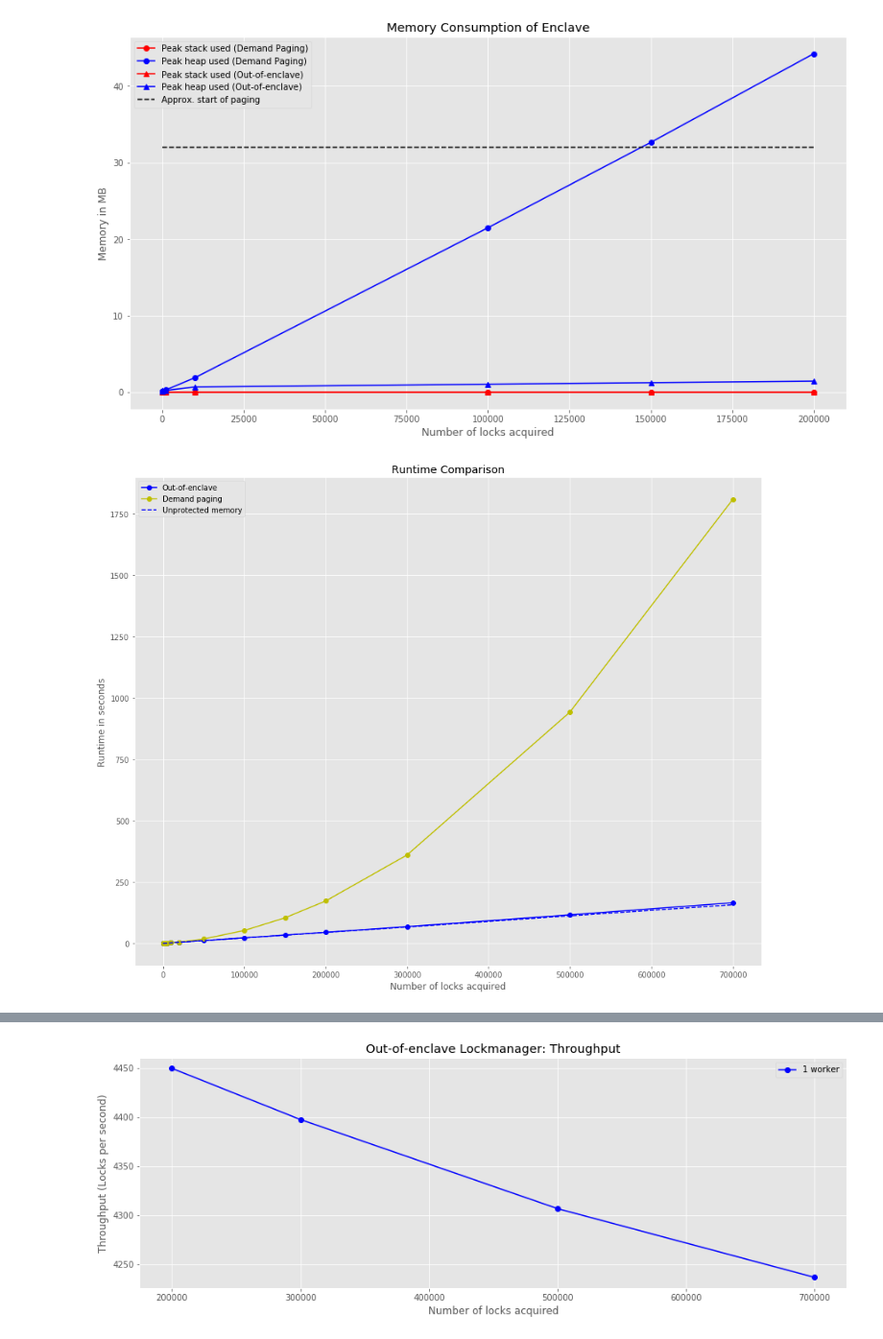
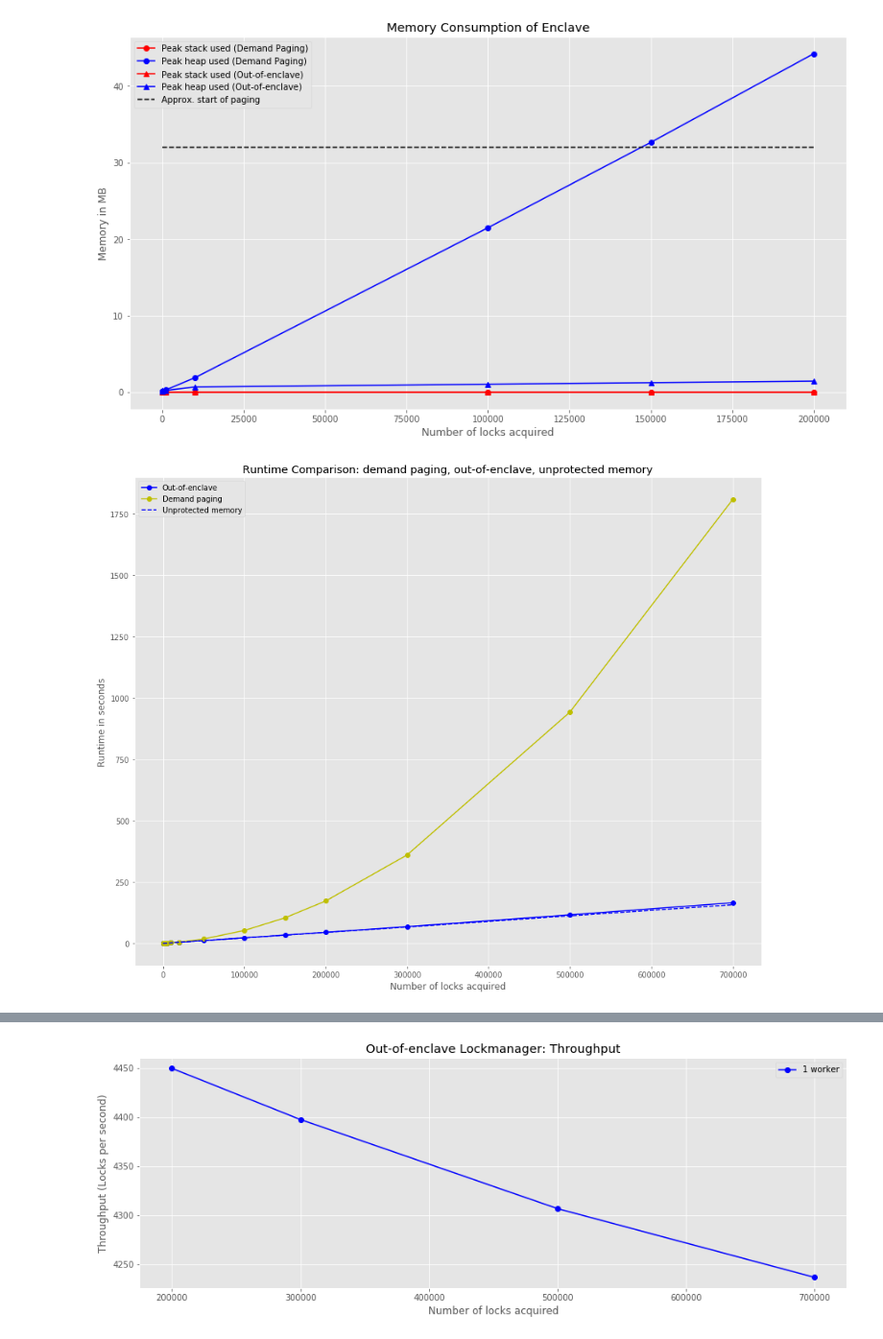
Before and after one commit to shangsuru/verifiable-lockmanager, a Jupyter notebook: evaluation/experiment-results/evaluation.ipynb, the cells around one changed output, grey strips where cells are left out. Shown at 96% size. Drawn from its saved outputs; the diff is of its cells as text; code cells hidden in the pictures.

Commit message:
TDBT-231 Change title of some plots

```diff
--- a/evaluation/experiment-results/evaluation.ipynb
+++ b/evaluation/experiment-results/evaluation.ipynb
@@ -166,18 +166,18 @@ plot_memory_consumption(demandPagingMemoryConsumption, outOfEnclaveMemoryConsump
 # %%
 fig = plt.figure(figsize=(15, 12))
 ax = fig.add_subplot(111)
 
 ax.plot(getNumLocks(ooe), averages_of_repeated_experiments(ooe, 1), "bo-", label="Out-of-enclave")
 ax.plot(getNumLocks(dp), averages_of_repeated_experiments(dp, 1), "yo-", label="Demand paging")
 ax.plot(getNumLocks(untrusted), averages_of_repeated_experiments(untrusted, 1), "b--", label="Unprotected memory")
 
 plt.legend()
-plt.title("Runtime Comparison")
+plt.title("Runtime Comparison: demand paging, out-of-enclave, unprotected memory")
 plt.xlabel("Number of locks acquired")
 plt.ylabel("Runtime in seconds")
 plt.show()
 # %% [output]
-[figure, old version]
+[figure, new version]
 # %%
 fig = plt.figure(figsize=(15, 12))
 ax = fig.add_subplot(111)
```
Also changed, not shown: parts of 1 cell of this notebook.
